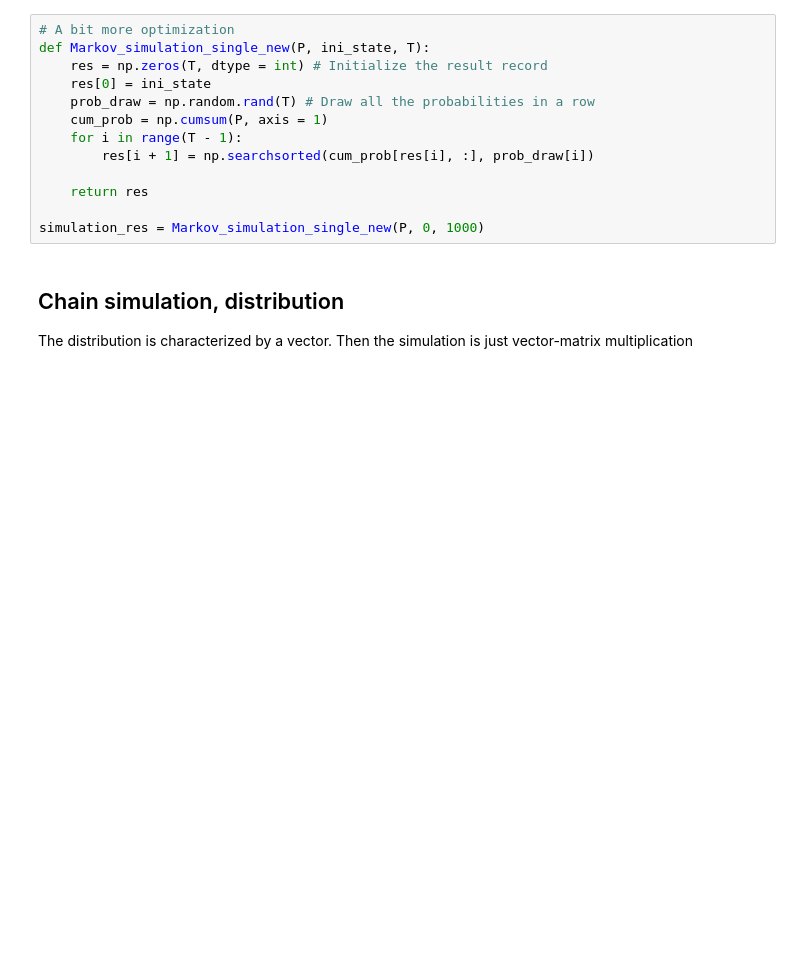
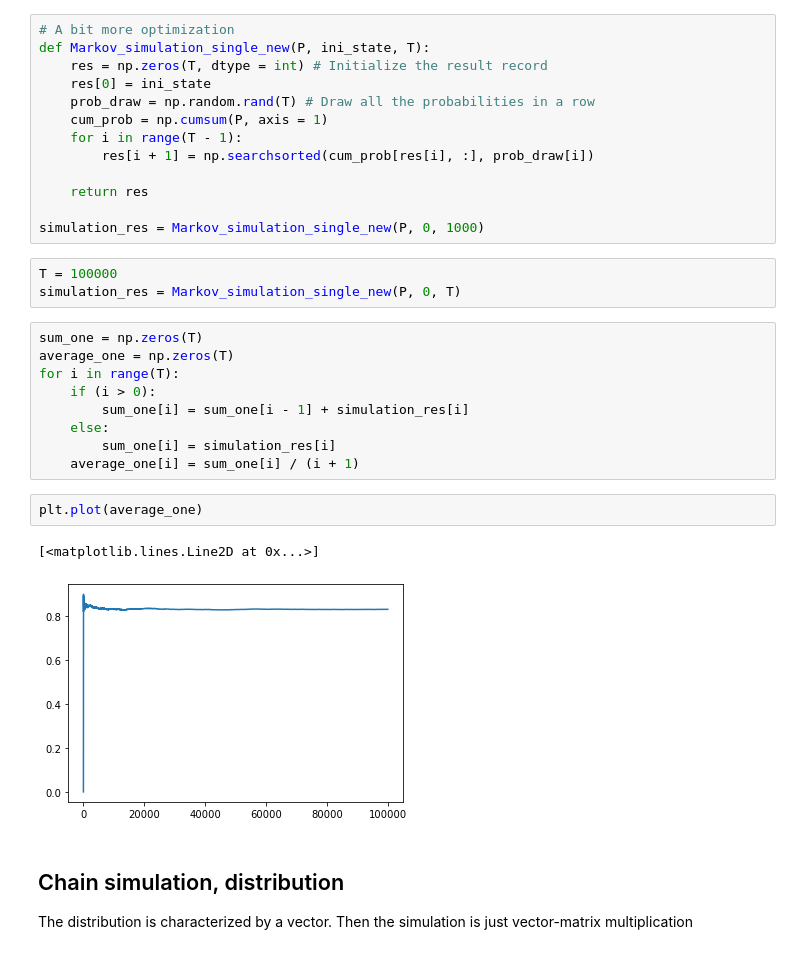
Before and after one commit to wupeifan/ECON_407_Fall2020, a Jupyter notebook: Notebooks/MarkovChainExample.ipynb, the cells around one changed output. Drawn from its saved outputs; the diff is of its cells as text; blank space fills up the shorter version.

```diff
--- a/Notebooks/MarkovChainExample.ipynb
+++ b/Notebooks/MarkovChainExample.ipynb
@@ -121,6 +126,23 @@ def Markov_simulation_single_new(P, ini_state, T):
     return res
 
 simulation_res = Markov_simulation_single_new(P, 0, 1000)
+# %%
+T = 100000
+simulation_res = Markov_simulation_single_new(P, 0, T)
+# %%
+sum_one = np.zeros(T)
+average_one = np.zeros(T)
+for i in range(T):
+    if (i > 0):
+        sum_one[i] = sum_one[i - 1] + simulation_res[i]
+    else:
+        sum_one[i] = simulation_res[i]
+    average_one[i] = sum_one[i] / (i + 1)
+# %%
+plt.plot(average_one)
+# %% [output]
+[<matplotlib.lines.Line2D at 0x...>]
+[figure, added]
 # %% [markdown]
 ## Chain simulation, distribution
 
```
Also changed, not shown: parts of 1 cell of this notebook.
